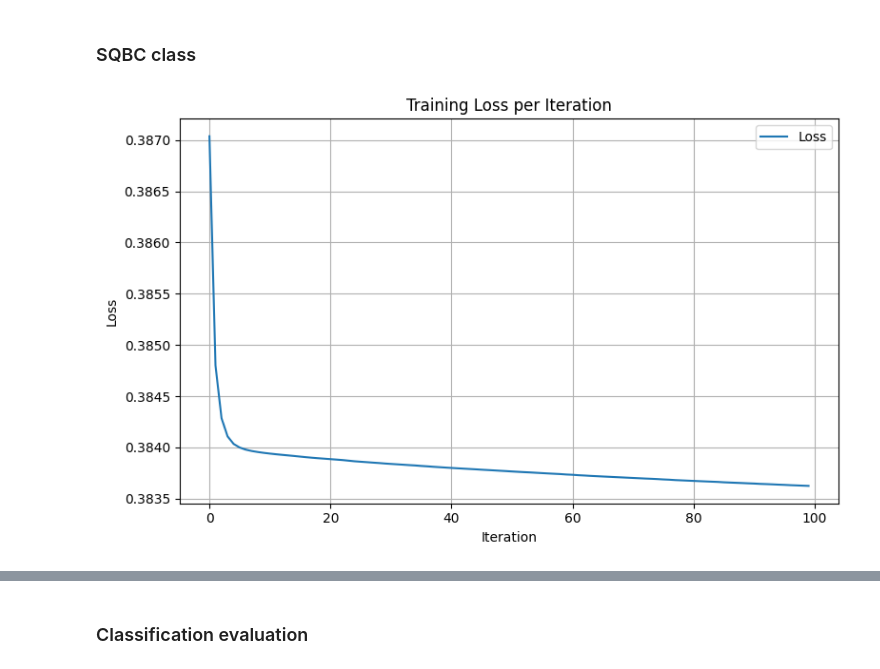
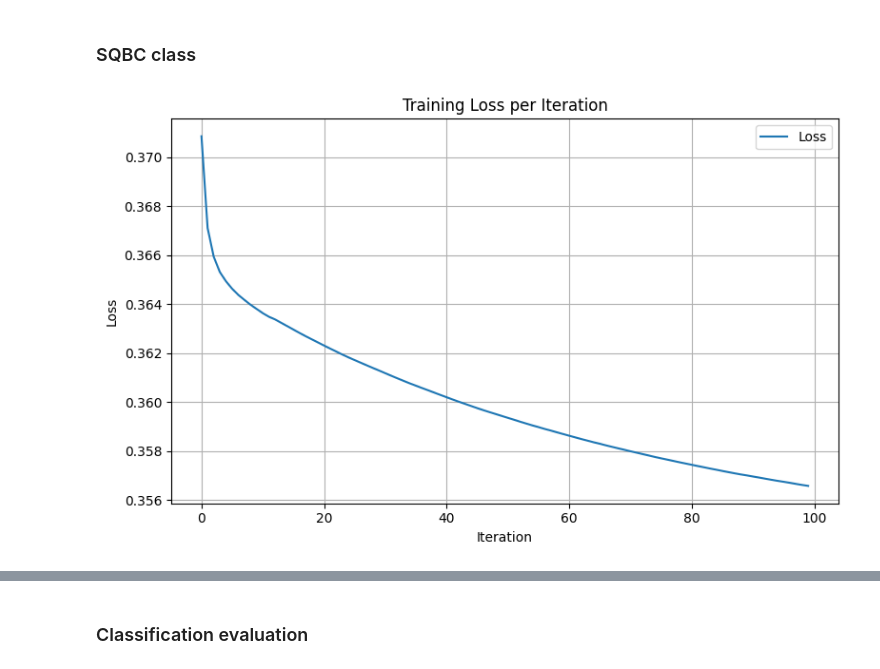
Before and after one commit to Lauryne-Moyse/MSc_Code_Public, a Jupyter notebook: Code_project.ipynb, the cells around one changed output, grey strips where cells are left out. Drawn from its saved outputs; the diff is of its cells as text; code cells hidden in the pictures.

```diff
--- a/Code_project.ipynb
+++ b/Code_project.ipynb
@@ -369,7 +370,7 @@ class SQBC(BaseEstimator):
         plt.show()
 # %%
 model = SQBC()
-model.fit(X_train_churn, y_train_churn)
+model.fit(X_train_01, y_train_01)
 model.plot_loss()
 # %% [output]
-[figure, old version]
+[figure, new version]
```
Also changed, not shown: parts of 31 cells of this notebook, 6 other files.
